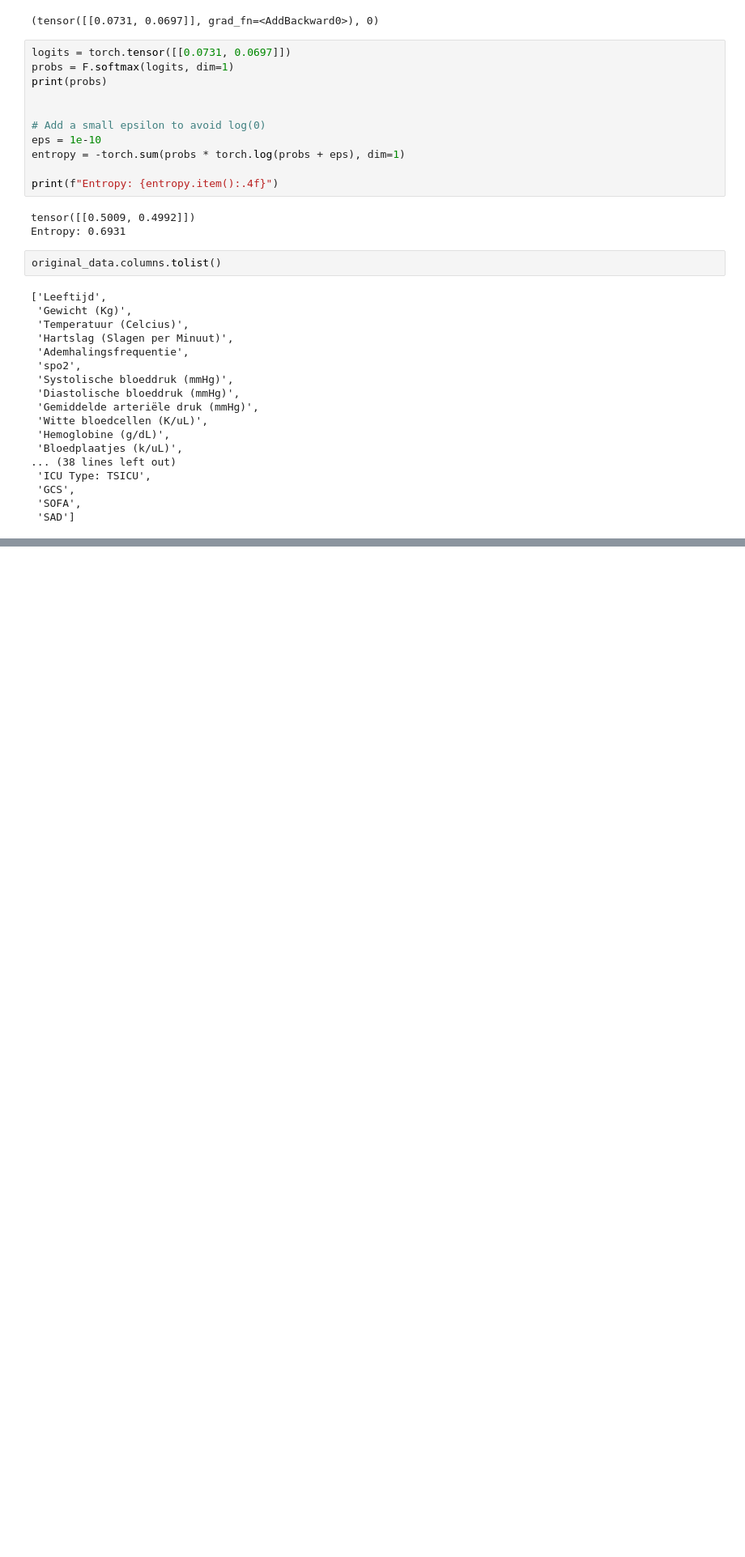
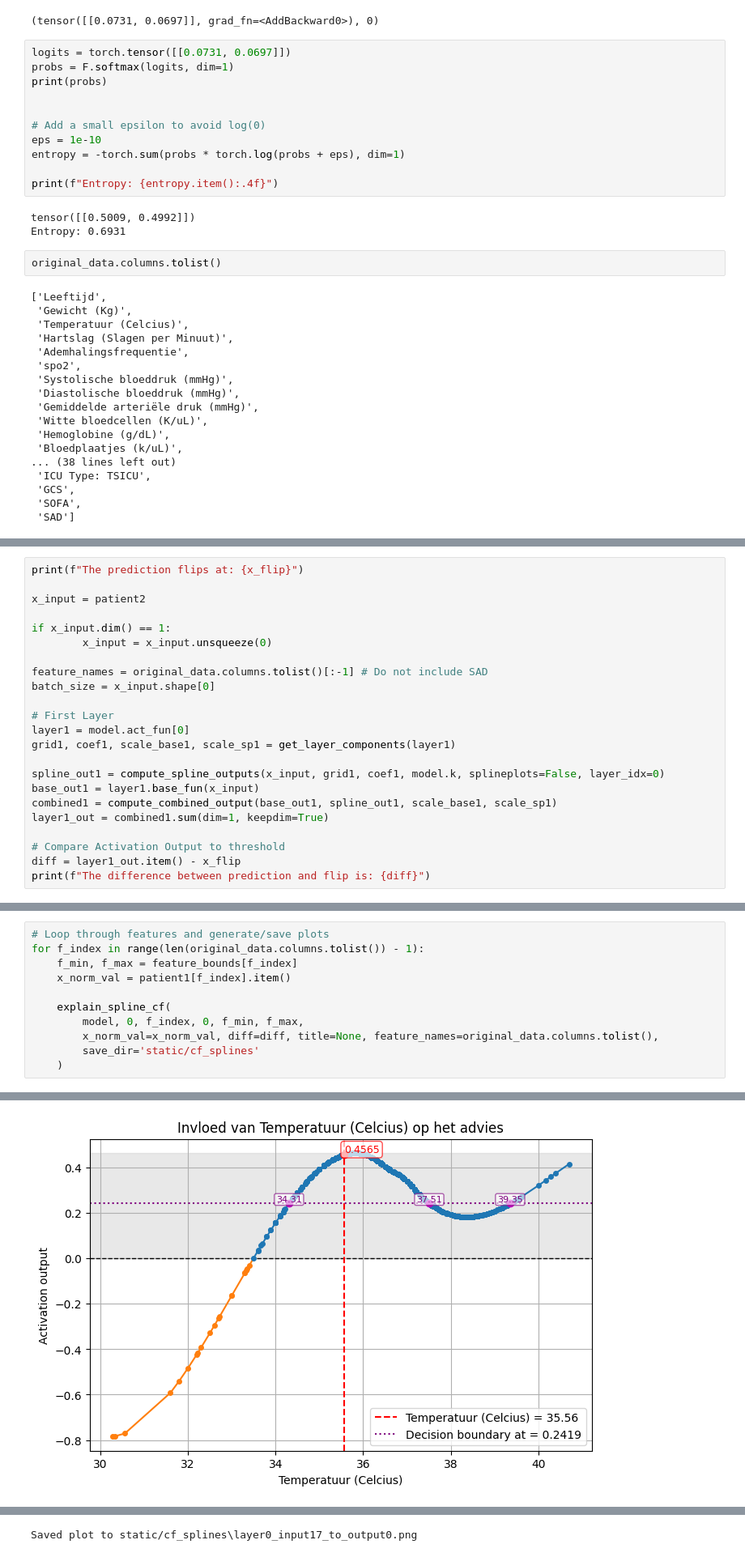
Before and after one commit to TaravMierlo/KAN, a Jupyter notebook: KAN_on_SAD.ipynb, the cells around one changed output, grey strips where cells are left out. Shown at 81% size. Drawn from its saved outputs; the diff is of its cells as text; blank space fills up the shorter version.

```diff
--- a/KAN_on_SAD.ipynb
+++ b/KAN_on_SAD.ipynb
@@ -1369,0 +1415,23 @@ original_data.columns.tolist()
+# %%
+print(f"The prediction flips at: {x_flip}")
+
+x_input = patient2
+
+if x_input.dim() == 1:
+        x_input = x_input.unsqueeze(0)
+
+feature_names = original_data.columns.tolist()[:-1] # Do not include SAD
+batch_size = x_input.shape[0]
+
+# First Layer
+layer1 = model.act_fun[0]
+grid1, coef1, scale_base1, scale_sp1 = get_layer_components(layer1)
+
+spline_out1 = compute_spline_outputs(x_input, grid1, coef1, model.k, splineplots=False, layer_idx=0)
+base_out1 = layer1.base_fun(x_input)
+combined1 = compute_combined_output(base_out1, spline_out1, scale_base1, scale_sp1)
+layer1_out = combined1.sum(dim=1, keepdim=True)
+
+# Compare Activation Output to threshold
+diff = layer1_out.item() - x_flip
+print(f"The difference between prediction and flip is: {diff}")
@@ -1369,0 +1571,12 @@ original_data.columns.tolist()
+# %%
+# Loop through features and generate/save plots
+for f_index in range(len(original_data.columns.tolist()) - 1):
+    f_min, f_max = feature_bounds[f_index]
+    x_norm_val = patient1[f_index].item()
+
+    explain_spline_cf(
+        model, 0, f_index, 0, f_min, f_max,
+        x_norm_val=x_norm_val, diff=diff, title=None, feature_names=original_data.columns.tolist(),
+        save_dir='static/cf_splines'
+    )
+# %% [output]
@@ -1369,0 +1589 @@ original_data.columns.tolist()
+[figure, added]
@@ -1369,0 +1609 @@ original_data.columns.tolist()
+Saved plot to static/cf_splines\layer0_input17_to_output0.png
```
Also changed, not shown: parts of 16 cells of this notebook, 16 other files.
